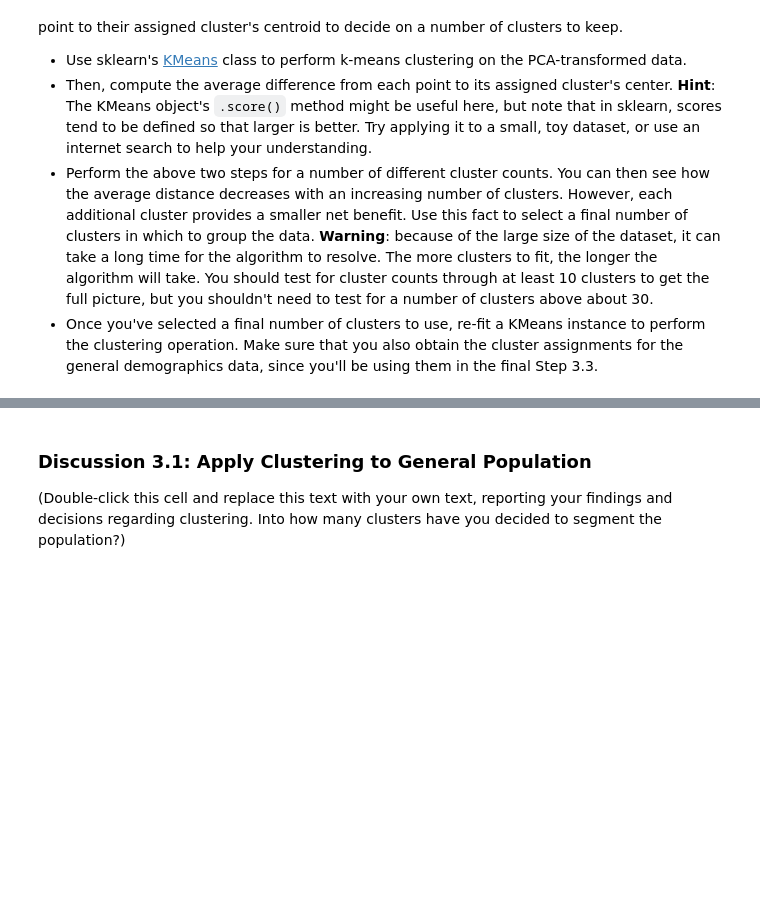
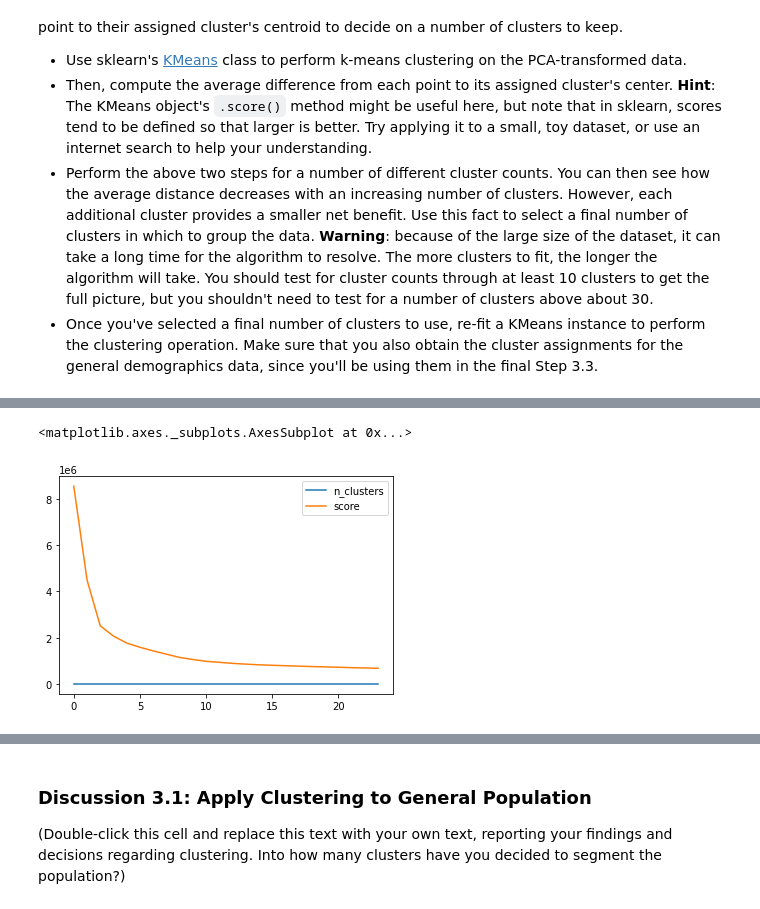
Before and after one commit to jmnickerson05/udacity_identify_customer_segments, a Jupyter notebook: Identify_Customer_Segments.ipynb, the cells around one changed output, grey strips where cells are left out. Saved outputs shown, nothing was run; the diff lists cells and outputs as text; code cells hidden in the pictures; blank space fills up the shorter version.

```diff
--- a/Identify_Customer_Segments.ipynb
+++ b/Identify_Customer_Segments.ipynb
@@ -924,0 +1038,24 @@ You've assessed and cleaned the demographics data, then scaled and transformed t
+# %%
+%%time
+"""
+Over a number of different cluster counts...
+Compute the average within-cluster distances.
+Run k-means clustering on the data and...
+"""
+
+#FRESH SETUP
+azdias = pd.read_csv('Udacity_CUSTOMERS_Subset.csv', ';')
+azdias_kms = KMSegmenter(azdias)
+azdias = azdias_kms.clean_data(azdias)
+azdias = azdias._to_pandas()
+
+scores = pd.DataFrame([(n_clusters,
+                        np.abs(azdias_kms.get_set_pipe(azdias,
+                                                 pca__n_components=5,
+                                                 km__n_clusters=n_clusters)
+                               .fit(azdias)
+                               .score(azdias)))
+        for n_clusters in range(1, 25)],
+    columns=['n_clusters', 'score']
+)
+display(scores)
@@ -925,6 +1096,10 @@ You've assessed and cleaned the demographics data, then scaled and transformed t
 # %%
 # Investigate the change in within-cluster distance across number of clusters.
 # HINT: Use matplotlib's plot function to visualize this relationship.
+scores.plot()
+# %% [output]
+<matplotlib.axes._subplots.AxesSubplot at 0x...>
+[figure, added]
 # %%
 # Re-fit the k-means model with the selected number of clusters and obtain
 # cluster predictions for the general population demographics data.
```
Also changed, not shown: parts of 33 cells of this notebook.
